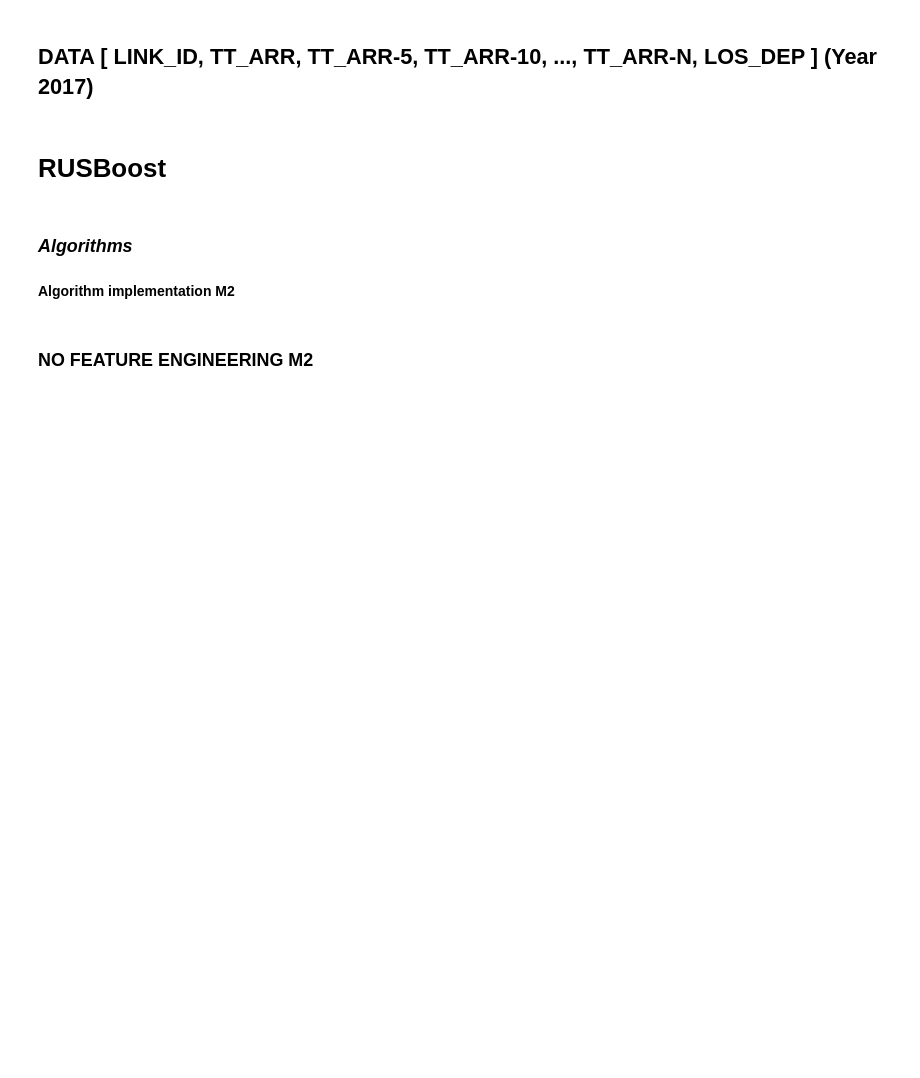
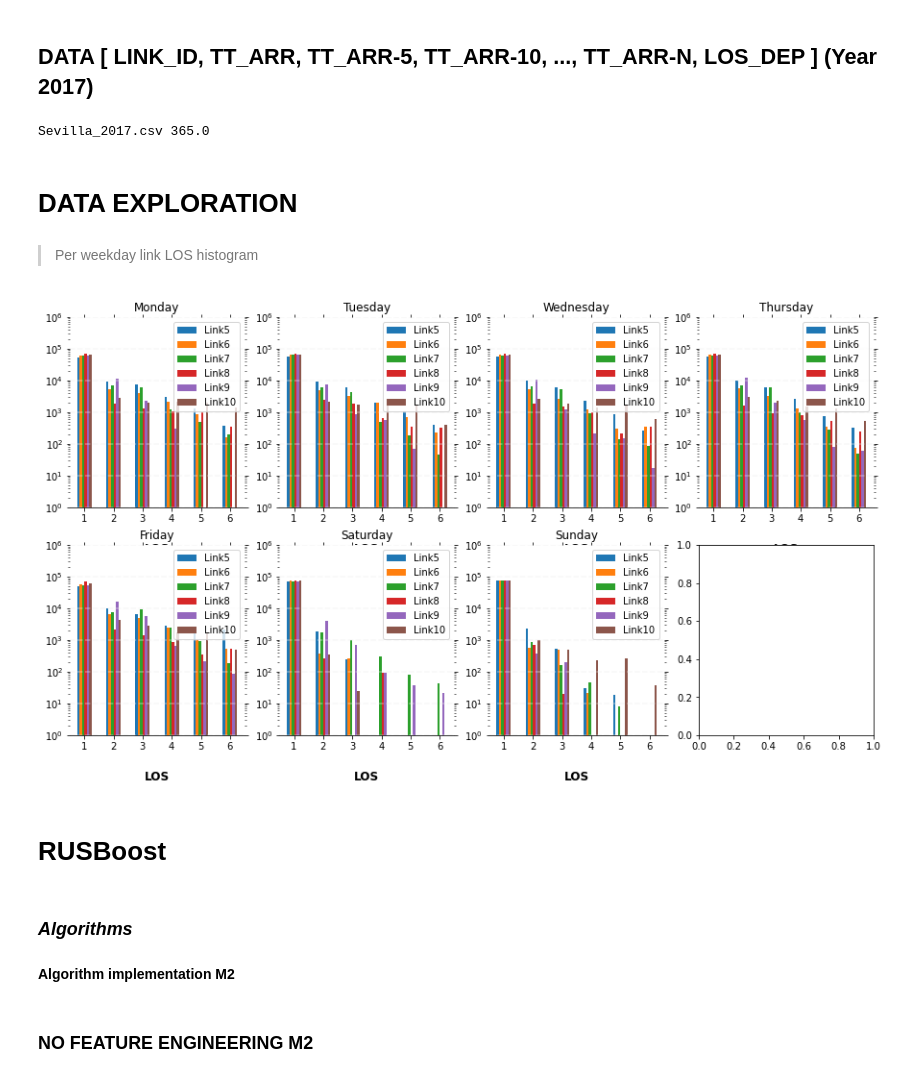
Before and after one commit to 4datascience/Traffic, a Jupyter notebook: RUSBoost_UPM.ipynb, the cells around one changed output. Cells and saved outputs as stored; diff of their text form; code cells hidden in the pictures; blank space fills up the shorter version.

```diff
--- a/RUSBoost_UPM.ipynb
+++ b/RUSBoost_UPM.ipynb
@@ -97,10 +99,15 @@ del training_mon,training_week,training_fri,training_weeknd
 # %%
 
 
-training = []
+training_mon = []
+training_week = []
+training_fri = []
+training_weeknd = []
 
 directory = '/content/drive/MyDrive/Traffic/data/processed/'
 for filename in os.listdir(directory):
+    if "2017" not in filename:
+        continue
     f = os.path.join(directory, filename)
     df=pd.read_csv(f)
     print(f'{filename} {df.shape[0]/(60*24*6)}')
@@ -130,6 +137,48 @@ training_df_fri = pd.concat(training_fri)
 training_df_weeknd = pd.concat(training_weeknd)
 
 del training_mon,training_week,training_fri,training_weeknd
+# %% [output]
+Sevilla_2017.csv 365.0
+# %% [markdown]
+# DATA EXPLORATION
+# %% [markdown]
+> Per weekday link LOS histogram
+# %%
+dias_semana = ['Monday', 'Tuesday', 'Wednesday', 'Thursday', 'Friday', 'Saturday', 'Sunday']
+fig, axes = plt.subplots(nrows=2, ncols=4)
+for weekday in range(0,7):
+    plot_df = pd.DataFrame(index=[i for i in range(1,7)])
+    for LINK in range(5,11):
+        plot_df[f'Link{LINK}'] = df[(df['link_id']==LINK) & (df.index.weekday == weekday)].groupby('LOS_dep')['tt_arr'].count()
+    plot_df.fillna(0)
+
+    plot_df.plot.bar(ax=axes[math.floor(weekday/4),weekday%4], rot=0, figsize=(15,8), log=True)
+    # Set title
+    axes[math.floor(weekday/4),weekday%4].set_title(f'{dias_semana[weekday]}')
+
+for x_col in axes:
+    for x in x_col:
+        if x.get_title() != '':
+            # Despine
+            x.spines['right'].set_visible(False)
+            x.spines['top'].set_visible(False)
+            x.spines['left'].set_visible(False)
+
+            # Switch off ticks
+            x.tick_params(axis="both", which="both", bottom="off", top="off", labelbottom="on", left="off", right="off", labelleft="on")
+
+            # Draw horizontal axis lines
+            vals = x.get_yticks()
+            for tick in vals:
+                x.axhline(y=tick, linestyle='dashed', alpha=0.4, color='#eeeeee', zorder=1)
+
+            # Set y-lim
+            x.set_ylim(top=1e6)
+
+            # Set x-axis label
+            x.set_xlabel(f"LOS", labelpad=20, weight='bold', size=12)
+# %% [output]
+[figure, added]
 # %% [markdown]
 # **RUSBoost**
 # %% [markdown]
```
Also changed, not shown: parts of 17 cells of this notebook.
